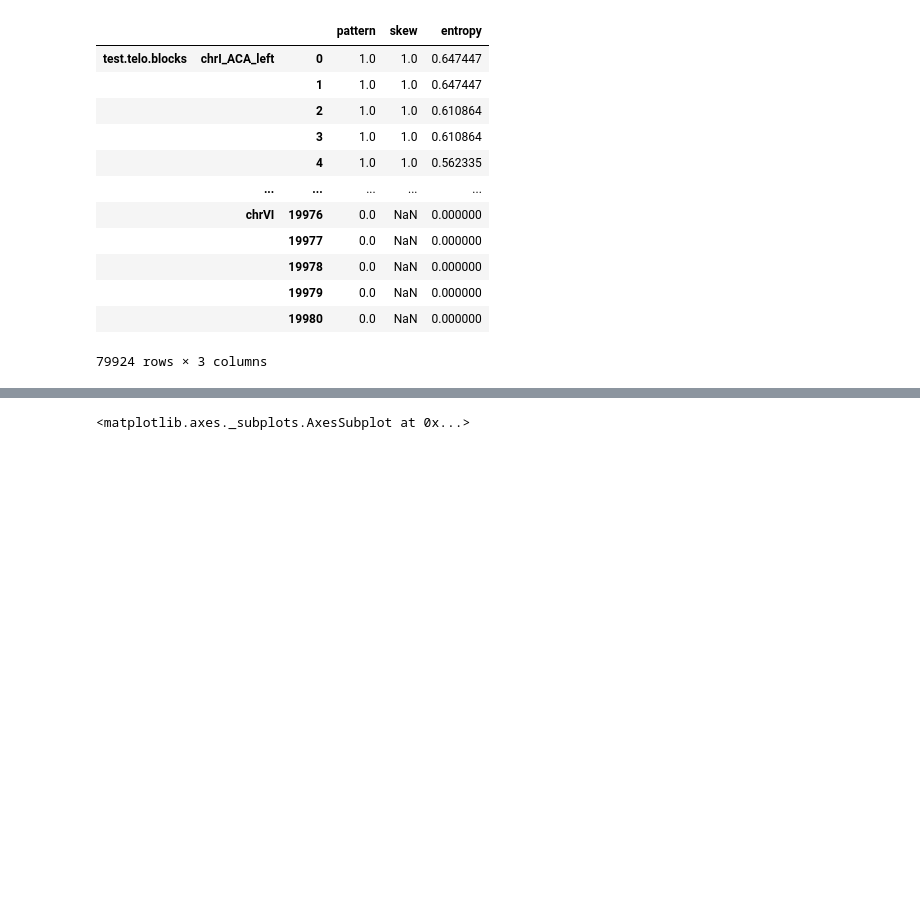
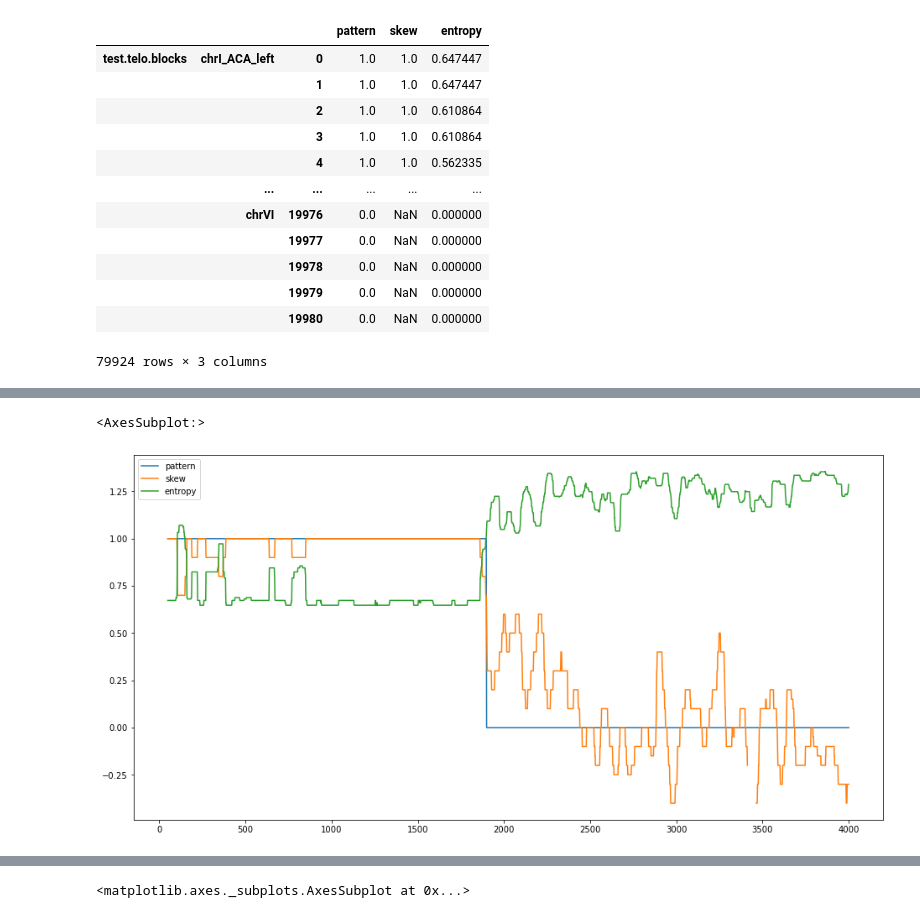
Before and after one commit to GillesFischerSorbonne/telofinder, a Jupyter notebook: src/python_script/analyse_telom_testing.ipynb, the cells around one changed output, grey strips where cells are left out. Drawn from its saved outputs; the diff is of its cells as text; code cells hidden in the pictures; blank space fills up the shorter version.

```diff
--- a/src/python_script/analyse_telom_testing.ipynb
+++ b/src/python_script/analyse_telom_testing.ipynb
@@ -4,3 +21,5 @@ import seaborn as sns
+# %%
+plt.rcParams['figure.figsize'] = (16, 8)
 # %%
 %load_ext autoreload
 %autoreload 2
@@ -44,0 +80,5 @@ seq_df
+# %%
+seq_df.loc["test.telo.blocks", "utg84"].loc[0:4000].rolling(50).median().plot()
+# %% [output]
+<AxesSubplot:>
+[figure, added]
```
Also changed, not shown: parts of 4 cells of this notebook.
